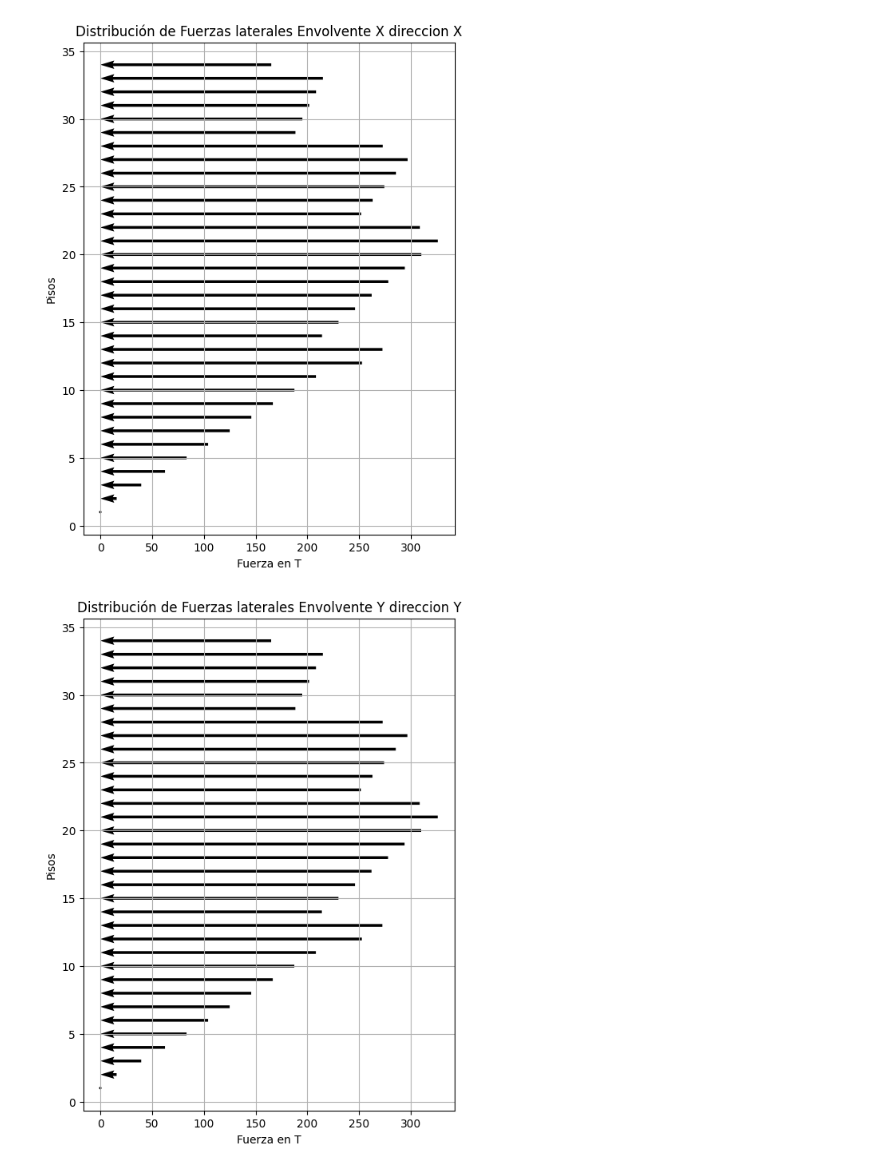
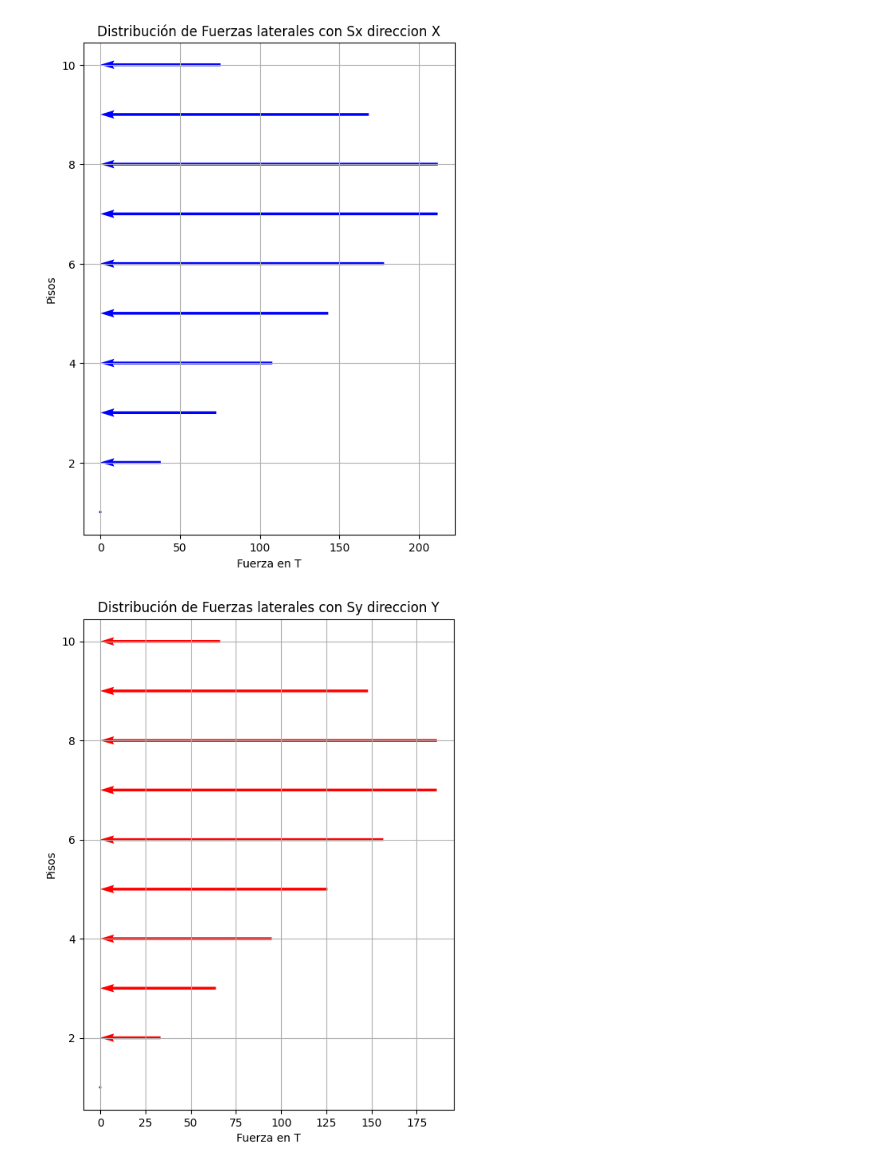
Before and after one commit to NicoJat/Main-codes, a Jupyter notebook: Diseño_Sismoresistente/Graficadores_ETABS/Graficadores/Fuerzas_piso.ipynb, the cells around one changed output. Cells and saved outputs as stored; diff of their text form; code cells hidden in the pictures.

```diff
--- a/Diseño_Sismoresistente/Graficadores_ETABS/Graficadores/Fuerzas_piso.ipynb
+++ b/Diseño_Sismoresistente/Graficadores_ETABS/Graficadores/Fuerzas_piso.ipynb
@@ -4,8 +4,8 @@ import numpy as np
 import matplotlib.pyplot as plt
 
 # Load the Excel file into a DataFrame
-file_path_X = '../Resultados_Excel/Fuerzas_X.xlsx'  # Replace with your file path
-file_path_Y = '../Resultados_Excel/Fuerzas_Y.xlsx'  # Replace with your file path
+file_path_X = '../Resultados_Excel_P1/Fuerzas_X.xlsx'  # Replace with your file path
+file_path_Y = '../Resultados_Excel_P1/Fuerzas_Y.xlsx'  # Replace with your file path
 sheet_name = 'Story Response'  # Replace with your sheet name if different
 
 # Load the data into a DataFrame
@@ -19,7 +19,7 @@ FCX = [float(item) for item in FCX[1:]]
 FCY = data_Y['Y-Dir']
 FCY = [float(item) for item in FCY[1:]]
 
-Pisos = np.arange(34, 0, -1)
+Pisos = np.arange(10, 0, -1)
 #Pisos = [str(node) for node in Pisos]
 Pisos = [int(item) for item in Pisos]
 
@@ -53,23 +47,23 @@ display(df)
 FCX_array = np.array(FCX)
 # Plotting the forces as arrows
 plt.figure(figsize=(6, 8))
-plt.quiver(FCX_array, Pisos, -FCX_array, np.zeros_like(Pisos), scale=1, scale_units='xy', angles='xy')
-plt.title('Distribución de Fuerzas laterales Envolvente X direccion X')
+plt.quiver(FCX_array, Pisos, -FCX_array, np.zeros_like(Pisos), scale=1, scale_units='xy', angles='xy', color='blue')
+plt.title('Distribución de Fuerzas laterales con Sx direccion X')
 plt.xlabel('Fuerza en T')
 plt.ylabel('Pisos')
 plt.grid('on')
 plt.show()
 # %% [output]
-[figure, old version]
+[figure, new version]
 # %%
 FCY_array = np.array(FCY)
 # Plotting the forces as arrows
 plt.figure(figsize=(6, 8))
-plt.quiver(FCY_array, Pisos, -FCY_array, np.zeros_like(Pisos), scale=1, scale_units='xy', angles='xy')
-plt.title('Distribución de Fuerzas laterales Envolvente Y direccion Y')
+plt.quiver(FCY_array, Pisos, -FCY_array, np.zeros_like(Pisos), scale=1, scale_units='xy', angles='xy', color='red')
+plt.title('Distribución de Fuerzas laterales con Sy direccion Y')
 plt.xlabel('Fuerza en T')
 plt.ylabel('Pisos')
 plt.grid('on')
 plt.show()
 # %% [output]
-[figure, old version]
+[figure, new version]
```
Also changed, not shown: parts of 1 cell of this notebook, 15 other files.
